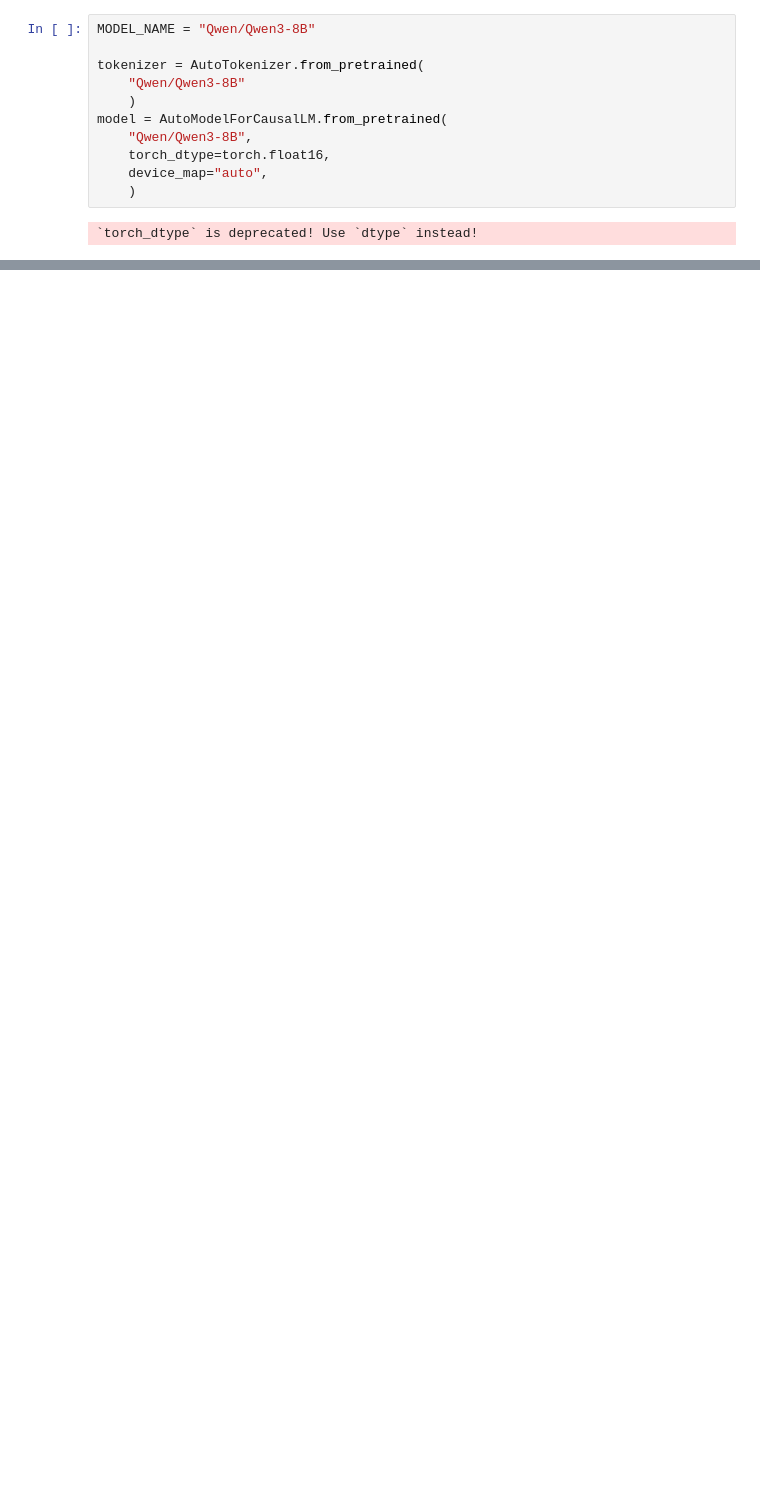
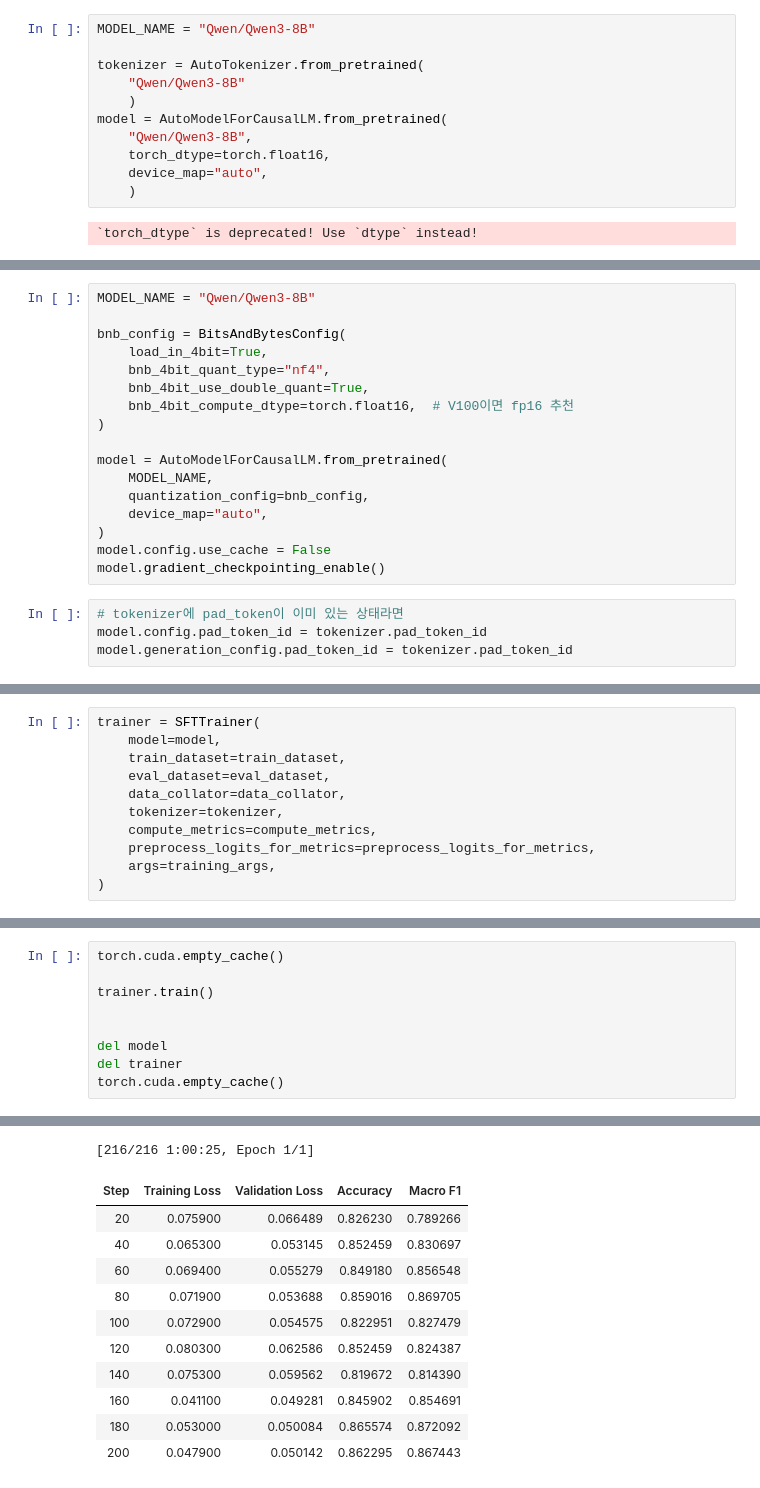
Before and after one commit to boostcampaitech8/pro-nlp-generationfornlp-nlp-13, a Jupyter notebook: notebooks/Jang/base.ipynb, the cells around one changed output, grey strips where cells are left out. Drawn from its saved outputs; the diff is of its cells as text; blank space fills up the shorter version.

```diff
--- a/notebooks/Jang/base.ipynb
+++ b/notebooks/Jang/base.ipynb
@@ -295,0 +1186,21 @@ print(train_ds[0]['text'])
+# %%
+MODEL_NAME = "Qwen/Qwen3-8B"
+
+bnb_config = BitsAndBytesConfig(
+    load_in_4bit=True,
+    bnb_4bit_quant_type="nf4",
+    bnb_4bit_use_double_quant=True,
+    bnb_4bit_compute_dtype=torch.float16,  # V100이면 fp16 추천
+)
+
+model = AutoModelForCausalLM.from_pretrained(
+    MODEL_NAME,
+    quantization_config=bnb_config,
+    device_map="auto",
+)
+model.config.use_cache = False
+model.gradient_checkpointing_enable()
+# %%
+# tokenizer에 pad_token이 이미 있는 상태라면
+model.config.pad_token_id = tokenizer.pad_token_id
+model.generation_config.pad_token_id = tokenizer.pad_token_id
@@ -295,0 +1285,11 @@ print(train_ds[0]['text'])
+# %%
+trainer = SFTTrainer(
+    model=model,
+    train_dataset=train_dataset,
+    eval_dataset=eval_dataset,
+    data_collator=data_collator,
+    tokenizer=tokenizer,
+    compute_metrics=compute_metrics,
+    preprocess_logits_for_metrics=preprocess_logits_for_metrics,
+    args=training_args,
+)
@@ -295,0 +1298,10 @@ print(train_ds[0]['text'])
+# %%
+torch.cuda.empty_cache()
+
+trainer.train()
+
+
+del model
+del trainer
+torch.cuda.empty_cache()
+# %% [output]
@@ -295,0 +1309,12 @@ print(train_ds[0]['text'])
+[216/216 1:00:25, Epoch 1/1]
+| Step | Training Loss | Validation Loss | Accuracy | Macro F1 |
+| 20 | 0.075900 | 0.066489 | 0.826230 | 0.789266 |
+| 40 | 0.065300 | 0.053145 | 0.852459 | 0.830697 |
+| 60 | 0.069400 | 0.055279 | 0.849180 | 0.856548 |
+| 80 | 0.071900 | 0.053688 | 0.859016 | 0.869705 |
+| 100 | 0.072900 | 0.054575 | 0.822951 | 0.827479 |
+| 120 | 0.080300 | 0.062586 | 0.852459 | 0.824387 |
+| 140 | 0.075300 | 0.059562 | 0.819672 | 0.814390 |
+| 160 | 0.041100 | 0.049281 | 0.845902 | 0.854691 |
+| 180 | 0.053000 | 0.050084 | 0.865574 | 0.872092 |
+| 200 | 0.047900 | 0.050142 | 0.862295 | 0.867443 |
```
Also changed, not shown: parts of 83 cells of this notebook.
